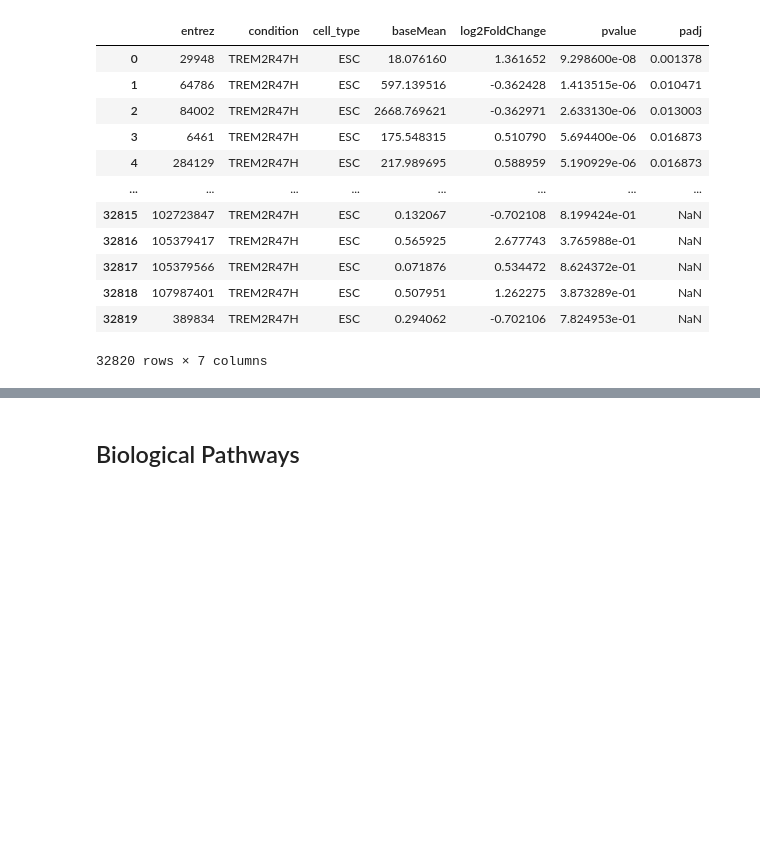
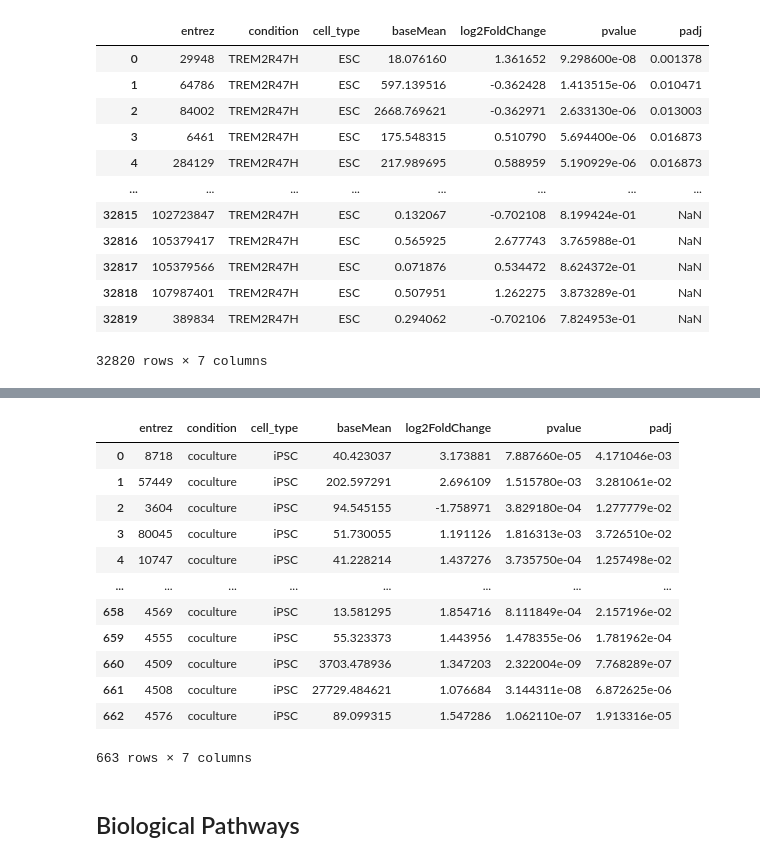
Before and after one commit to Nathan2400912/AD_Database, a Jupyter notebook: data_parsing.ipynb, the cells around one changed output, grey strips where cells are left out. Cells and saved outputs as stored; diff of their text form; code cells hidden in the pictures; blank space fills up the shorter version.

```diff
--- a/data_parsing.ipynb
+++ b/data_parsing.ipynb
@@ -496,0 +518,21 @@ trem2r47h_de
+# %%
+omg_de = pd.read_csv('/Users/nathan/Desktop/Bioinformatics/Projects/AD_Database/Data/DE/differential_expression_results_iMG_vs_oMG.csv')
+omg_de = omg_de[['geneID', 'baseMean','log2FoldChange', 'pvalue', 'padj']]
+omg_de.columns = ['entrez', 'baseMean', 'log2FoldChange', 'pvalue', 'padj']
+omg_de.insert(omg_de.columns.get_loc('entrez')+1, 'condition', 'coculture')
+omg_de.insert(omg_de.columns.get_loc('entrez')+2, 'cell_type', 'iPSC')
+omg_de
+# %% [output]
+|  | entrez | condition | cell_type | baseMean | log2FoldChange | pvalue | padj |
+| 0 | 8718 | coculture | iPSC | 40.423037 | 3.173881 | 7.887660e-05 | 4.171046e-03 |
+| 1 | 57449 | coculture | iPSC | 202.597291 | 2.696109 | 1.515780e-03 | 3.281061e-02 |
+| 2 | 3604 | coculture | iPSC | 94.545155 | -1.758971 | 3.829180e-04 | 1.277779e-02 |
+| 3 | 80045 | coculture | iPSC | 51.730055 | 1.191126 | 1.816313e-03 | 3.726510e-02 |
+| 4 | 10747 | coculture | iPSC | 41.228214 | 1.437276 | 3.735750e-04 | 1.257498e-02 |
+| ... | ... | ... | ... | ... | ... | ... | ... |
+| 658 | 4569 | coculture | iPSC | 13.581295 | 1.854716 | 8.111849e-04 | 2.157196e-02 |
+| 659 | 4555 | coculture | iPSC | 55.323373 | 1.443956 | 1.478355e-06 | 1.781962e-04 |
+| 660 | 4509 | coculture | iPSC | 3703.478936 | 1.347203 | 2.322004e-09 | 7.768289e-07 |
+| 661 | 4508 | coculture | iPSC | 27729.484621 | 1.076684 | 3.144311e-08 | 6.872625e-06 |
+| 662 | 4576 | coculture | iPSC | 89.099315 | 1.547286 | 1.062110e-07 | 1.913316e-05 |
+663 rows × 7 columns
```
Also changed, not shown: parts of 4 cells of this notebook, 4 other files.
